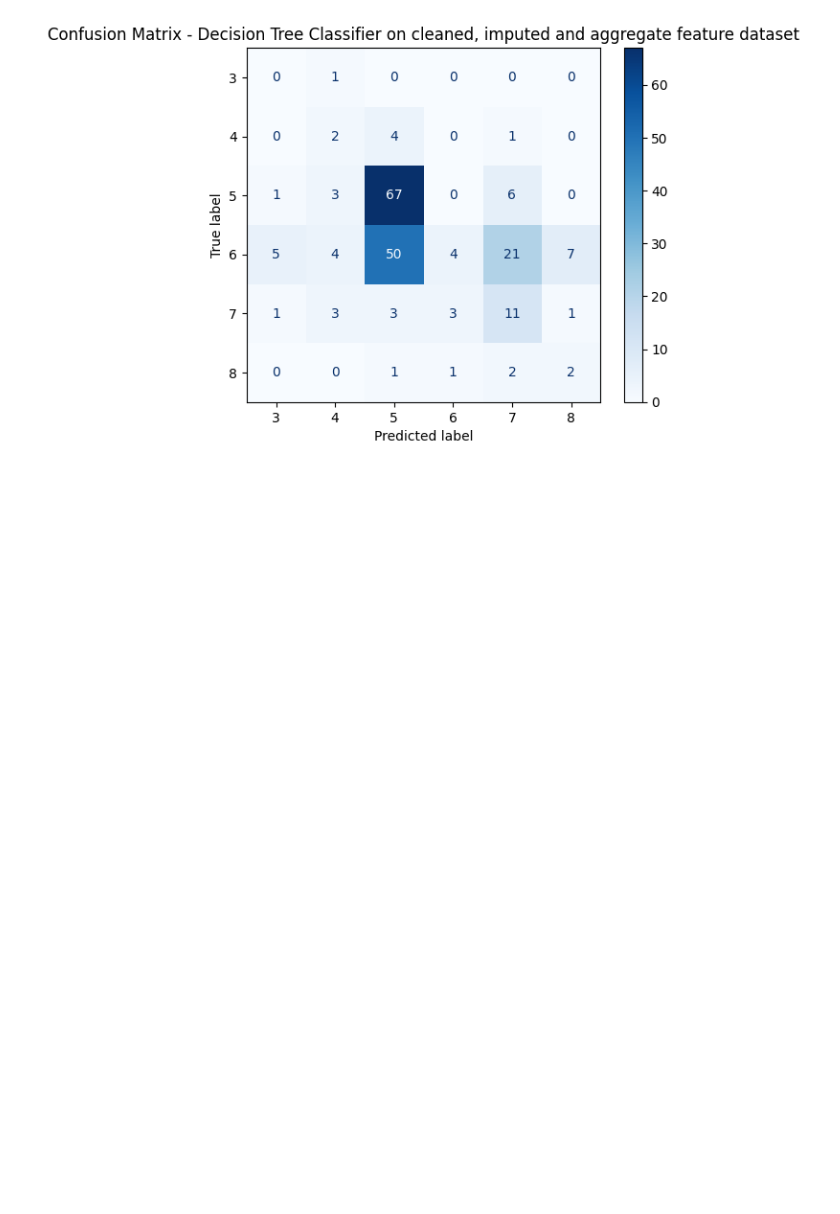
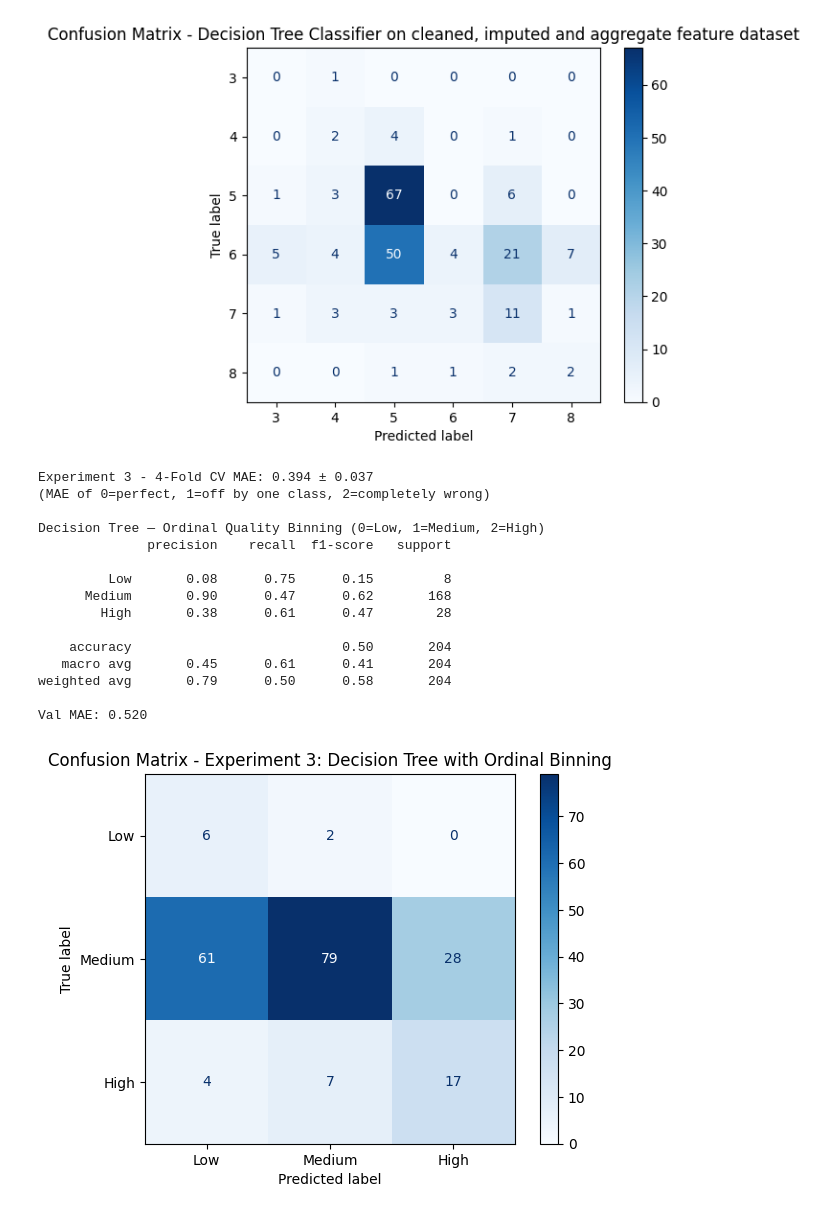
Before and after one commit to JCoji/DataScienceA2, a Jupyter notebook: A3 - Jonthan Cojita, Lucas Gavura.ipynb, the cells around one changed output. Drawn from its saved outputs; the diff is of its cells as text; code cells hidden in the pictures; blank space fills up the shorter version.

Commit message:
Random forest experiment and re-ordered binning

```diff
--- a/A3 - Jonthan Cojita, Lucas Gavura.ipynb
+++ b/A3 - Jonthan Cojita, Lucas Gavura.ipynb
@@ -170,16 +170,17 @@ plt.show()
 train_df_imputed['total acidity'] = train_df_imputed['fixed acidity'] + train_df_imputed['volatile acidity']
 train_df_imputed['chemical balance'] = train_df_imputed['citric acid'] / (train_df_imputed['fixed acidity'] + train_df_imputed['volatile acidity'])
 # %%
-#Cleaned dataset with quality binning: Low (3-4), Medium (5-6), High (7-8)
+#Cleaned dataset with ordinal quality binning: Low=0 (3-4), Medium=1 (5-6), High=2 (7-8)
 train_df_binned = train_df_imputed.copy()
 
 def quality_bin(quality):
-    if quality <= 4:
-        return 'Low'
-    elif quality <= 6:
-        return 'Medium'
+    if quality <= 5:
+        return 0  # Low
+    elif quality == 6:
+        return 1  # Medium
     else:
-        return 'High'
+        return 2  # High
+
 train_df_binned['quality_bin'] = train_df_binned['quality'].apply(quality_bin)
 # %%
 #Apply same pipeline to val_df (using stats from train only)
@@ -281,30 +282,63 @@ Decision Tree Classifier on cleaned, imputed and aggregate feature dataset
 weighted avg       0.47      0.42      0.34       204
 [figure]
 # %%
-#Experiment 3: Decision Tree Classifier on cleaned, imputed and aggregate feature dataset with quality binning
-#Define DT model with same hyperparameters for fair comparison
+#Experiment 3: Decision Tree Classifier with ordinal quality binning (0=Low, 1=Medium, 2=High)
+from sklearn.model_selection import StratifiedKFold
+from sklearn.metrics import make_scorer, mean_absolute_error
+
 dt_binned = DecisionTreeClassifier(
     max_depth=5,
     min_samples_split=20,
     min_samples_leaf=10,
     class_weight='balanced',
     random_state=42
 )
 
-#Define feature columns explicitly to avoid mismatch (lof_residual_sugar only exists in train)
 feature_cols = [c for c in val_df_binned.columns if c not in ['quality', 'quality_bin']]
 
-#Train and predict
+#Build train_reduced_binned for CV
+train_reduced_binned = train_reduced.copy()
+train_reduced_binned['total acidity'] = train_reduced_binned['fixed acidity'] + train_reduced_binned['volatile acidity']
+train_reduced_binned['chemical balance'] = train_reduced_binned['citric acid'] / (train_reduced_binned['fixed acidity'] + train_reduced_binned['volatile acidity'])
+train_reduced_binned['quality_bin'] = train_reduced_binned['quality'].apply(quality_bin)
+
+X3 = train_reduced_binned[feature_cols]
+y3 = train_reduced_binned['quality_bin']
+
+cv = StratifiedKFold(n_splits=4, shuffle=True, random_state=42)
+mae_scorer = make_scorer(mean_absolute_error, greater_is_better=False)
+
+cv_scores_3 = cross_val_score(dt_binned, X3, y3, cv=cv, scoring=mae_scorer)
+print(f"Experiment 3 - 4-Fold CV MAE: {-cv_scores_3.mean():.3f} ± {cv_scores_3.std():.3f}")
+print("(MAE of 0=perfect, 1=off by one class, 2=completely wrong)")
+
+#Train on train_df_binned, evaluate on val_df_binned
 dt_binned.fit(train_df_binned[feature_cols], train_df_binned['quality_bin'])
 val_preds_dt_binned = dt_binned.predict(val_df_binned[feature_cols])
 
-#Print evaluation metrics
-print("Decision Tree Classifier on cleaned, imputed and aggregate feature dataset with quality binning")
-print(classification_report(val_df_binned['quality_bin'], val_preds_dt_binned))
+print("\nDecision Tree — Ordinal Quality Binning (0=Low, 1=Medium, 2=High)")
+print(classification_report(val_df_binned['quality_bin'], val_preds_dt_binned,
+                             target_names=['Low', 'Medium', 'High']))
+print(f"Val MAE: {mean_absolute_error(val_df_binned['quality_bin'], val_preds_dt_binned):.3f}")
 
-#Confusion matrix
-cm_binned = confusion_matrix(val_df_binned['quality_bin'], val_preds_dt_binned, labels=dt_binned.classes_)
-disp_binned = ConfusionMatrixDisplay(confusion_matrix=cm_binned, display_labels=dt_binned.classes_)
-disp_binned.plot(cmap=plt.cm.Blues)
-plt.title("Confusion Matrix - Decision Tree Classifier with quality binning")
+cm_binned = confusion_matrix(val_df_binned['quality_bin'], val_preds_dt_binned)
+ConfusionMatrixDisplay(confusion_matrix=cm_binned, display_labels=['Low', 'Medium', 'High']).plot(cmap=plt.cm.Blues)
+plt.title("Confusion Matrix - Experiment 3: Decision Tree with Ordinal Binning")
 plt.show()
+# %% [output]
+Experiment 3 - 4-Fold CV MAE: 0.394 ± 0.037
+(MAE of 0=perfect, 1=off by one class, 2=completely wrong)
+
+Decision Tree — Ordinal Quality Binning (0=Low, 1=Medium, 2=High)
+              precision    recall  f1-score   support
+
+         Low       0.08      0.75      0.15         8
+      Medium       0.90      0.47      0.62       168
+        High       0.38      0.61      0.47        28
+
+    accuracy                           0.50       204
+   macro avg       0.45      0.61      0.41       204
+weighted avg       0.79      0.50      0.58       204
+
+Val MAE: 0.520
+[figure, added]
```
Also changed, not shown: parts of 2 cells of this notebook.
